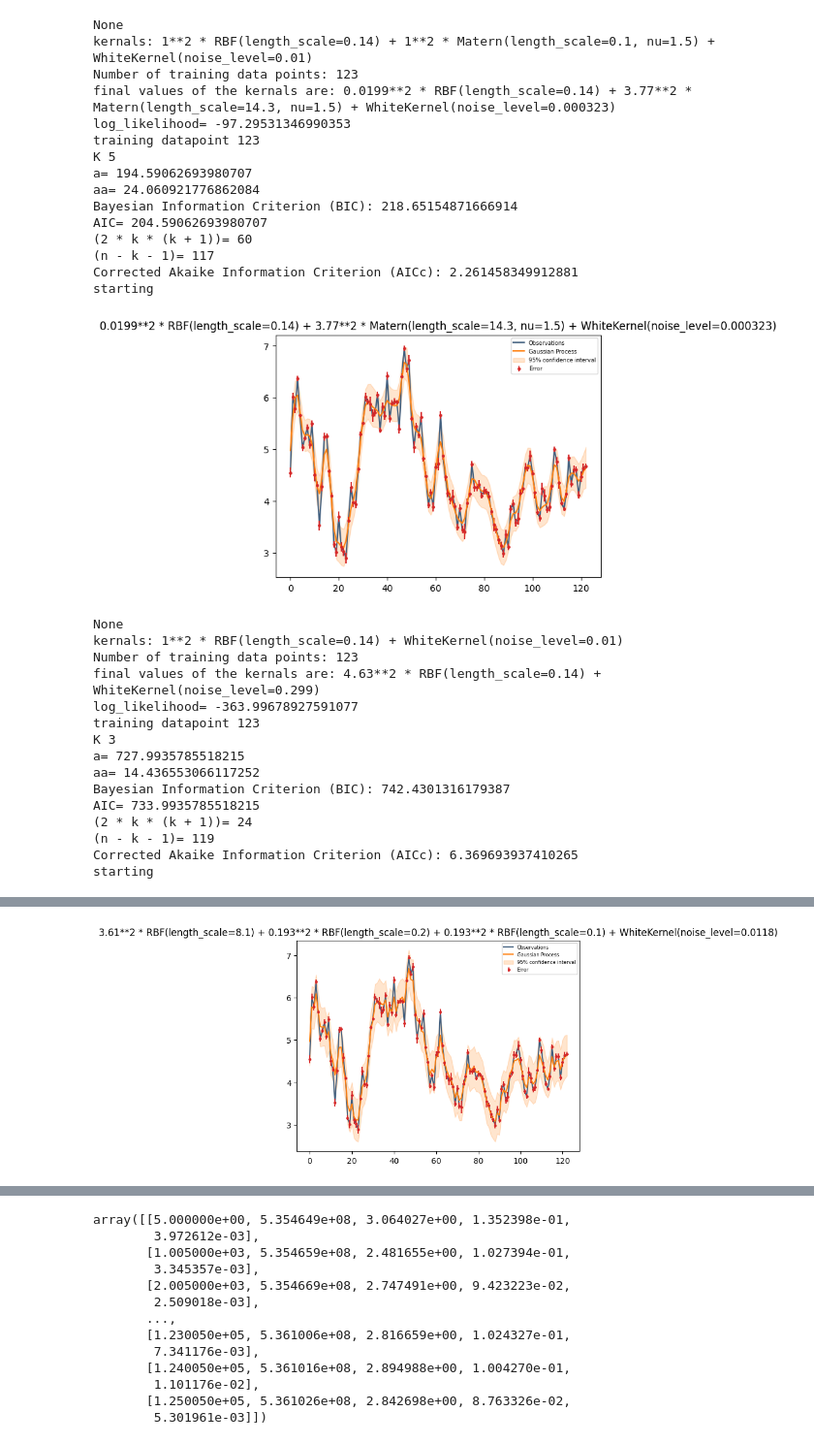
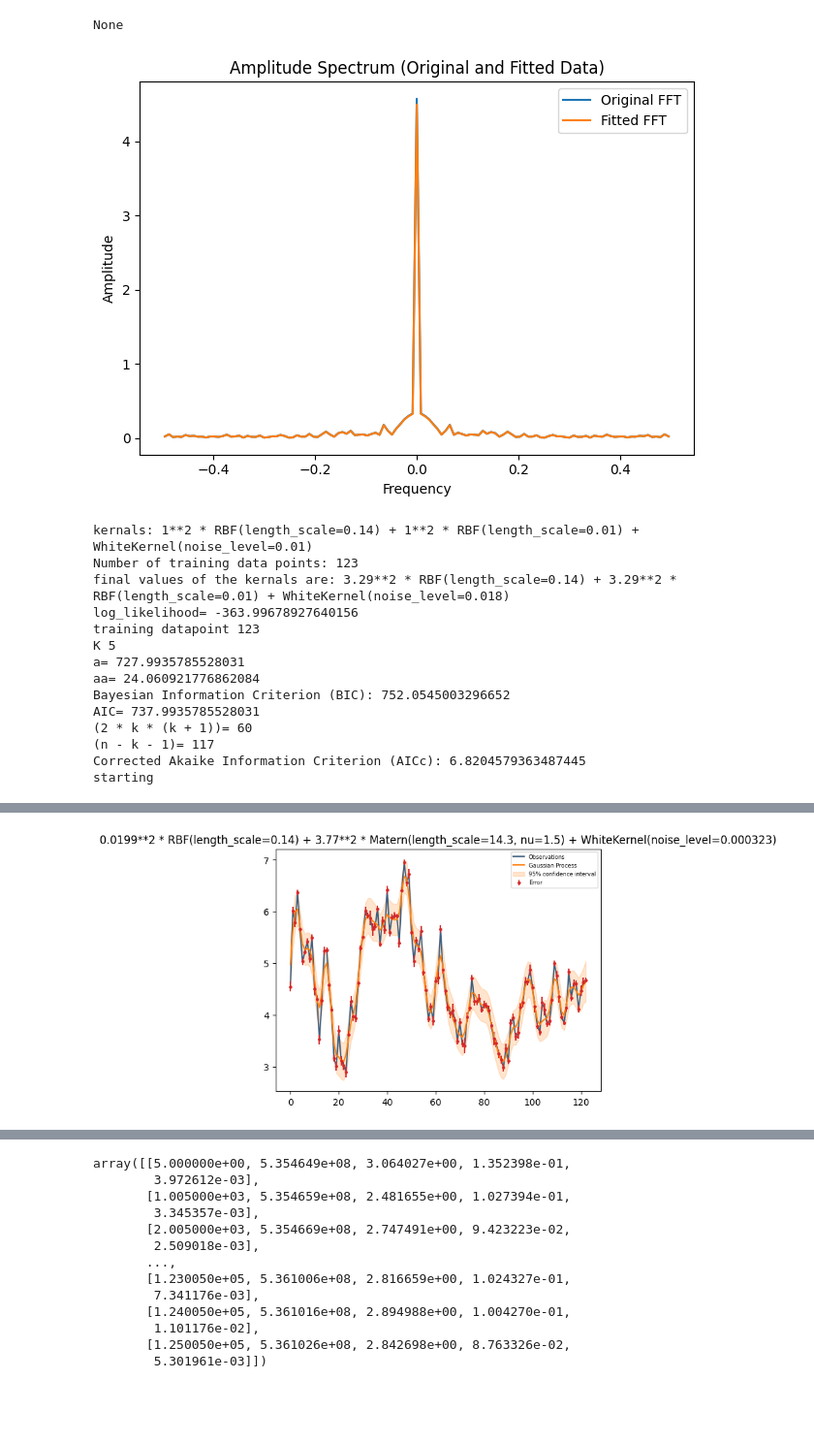
Before and after one commit to puneethegde72/Weighing-supermassive-black-holes-using-Gaussian-Processes, a Jupyter notebook: Weighing_Supermasive_backhole_project_final_final.ipynb, the cells around one changed output, grey strips where cells are left out. Shown at 97% size. Drawn from its saved outputs; the diff is of its cells as text; code cells hidden in the pictures; blank space fills up the shorter version.

```diff
--- a/Weighing_Supermasive_backhole_project_final_final.ipynb
+++ b/Weighing_Supermasive_backhole_project_final_final.ipynb
@@ -115,17 +108,18 @@ def butterworth_filter(data, cutoff_freq, fs, order=5):
 # %%
-# Function to compute FFT
 def compute_fft(t, y):
     dt = t[1] - t[0]  # Time step
     n = len(y)  # Number of data points
     freqs = np.fft.fftfreq(n, dt)  # Frequencies corresponding to FFT components
     fft_vals = fft(y)  # Compute FFT
 
-    # Only plot positive frequencies (since it's symmetric)
-    positive_freqs = freqs[:n//2]
-    amplitude = np.abs(fft_vals[:n//2]) / n
-    phase = np.angle(fft_vals[:n//2])
+    # Shift the FFT output to center the zero frequency component
+    fft_vals_shifted = np.fft.fftshift(fft_vals)
+    freqs_shifted = np.fft.fftshift(freqs)
 
-    return positive_freqs, amplitude, phase
+    amplitude = np.abs(fft_vals_shifted) / n
+    phase = np.angle(fft_vals_shifted)
+
+    return freqs_shifted, amplitude, phase
 # %%
   # Data files
 data_files = ['fvar_soft_dt1000_ob1.dat', 'fvar_soft_dt1000_ob2.dat', 'fvar_soft_dt1000_ob3.dat',
@@ -133,12 +127,11 @@ data_files = ['fvar_soft_dt1000_ob1.dat', 'fvar_soft_dt1000_ob2.dat', 'fvar_soft
 # %%
 # List of kernels
 kernels = [
+    1.0**2 * RBF(length_scale=0.14) + WhiteKernel(noise_level=0.01),
     1.0**2 * RBF(length_scale=0.14) + 1.0**2 *RBF(length_scale=0.01) + WhiteKernel(noise_level=0.01),
     1.0**2 * RBF(length_scale=0.14) + 1.0 *Matern(length_scale=0.1) + WhiteKernel(noise_level=0.01),
-    1.0**2 * RBF(length_scale=0.14) + WhiteKernel(noise_level=0.01),
     1.0**2 * RBF(length_scale=0.24) + 1.0**2 *RBF(length_scale=0.14) + WhiteKernel(noise_level=0.01),
-    1.0**2 * RBF(length_scale=0.4) + 1.0**2 *RBF(length_scale=0.2) + 1.0**2 *RBF(length_scale=0.1) + WhiteKernel(noise_level=0.01),
     1.0**2 * RBF(length_scale=0.1) + ExpSineSquared(length_scale=0.1, periodicity=0.1) +WhiteKernel(noise_level=0.01),
-    1.0**2 * RBF(length_scale=0.4) + ExpSineSquared(length_scale=0.0001, periodicity=0.1)+ WhiteKernel(noise_level=0.01)
+    1.0**2 * RBF(length_scale=0.4) + ExpSineSquared(length_scale=0.0001, periodicity=0.1)+ WhiteKernel(noise_level=0.01),
+    1.0**2 * RBF(length_scale=0.4) + 1.0**2 *RBF(length_scale=0.2) + 1.0**2 *RBF(length_scale=0.1) + WhiteKernel(noise_level=0.01)
 ]
-#kernal_Model1 =1.0**2 * RBF(length_scale=0.14) + WhiteKernel(noise_level=0.01)
@@ -156,4 +159,21 @@ for i, kernel in enumerate(kernels):
   plot_results(t, y, y_error, y_pred, sigma, box1, X)
   Result_Table_box1 = Result_Table_box1.append({'Kernel': str(final_kernal_value), 'k': no_parameter,'log likelihood': log_likelihood,'BIC': BIC, 'AICc': AICc}, ignore_index=True)
   print(juldate_zero)
+
+
+  # Perform FFT analysis for the original data
+  positive_freqs, amplitude_original, _ = compute_fft(t, y)
+  fig, b1 = plt.subplots()
+  b1.plot(positive_freqs, amplitude_original, label='Original FFT')
+
+  # Calculate the FFT of the Gaussian Process fitted curve (y_pred)
+  positive_freqs_fitted, amplitude_fitted, _ = compute_fft(t, y_pred.flatten())
+  b1.plot(positive_freqs_fitted, amplitude_fitted, label='Fitted FFT')
+  b1.set_title('Amplitude Spectrum (Original and Fitted Data)')
+  b1.set_xlabel('Frequency')
+  b1.set_ylabel('Amplitude')
+  b1.legend()
+
+  plt.tight_layout()
+  plt.show()
 # %% [output]
@@ -175,31 +195,16 @@ starting
 None
-kernals: 1**2 * RBF(length_scale=0.14) + 1**2 * Matern(length_scale=0.1, nu=1.5) + WhiteKernel(noise_level=0.01)
-Number of training data points: 123
-final values of the kernals are: 0.0199**2 * RBF(length_scale=0.14) + 3.77**2 * Matern(length_scale=14.3, nu=1.5) + WhiteKernel(noise_level=0.000323)
-log_likelihood= -97.29531346990353
-training datapoint 123
-K 5
-a= 194.59062693980707
-aa= 24.060921776862084
-Bayesian Information Criterion (BIC): 218.65154871666914
-AIC= 204.59062693980707
-(2 * k * (k + 1))= 60
-(n - k - 1)= 117
-Corrected Akaike Information Criterion (AICc): 2.261458349912881
-starting
-[figure, old version]
+[figure, new version]
-None
-kernals: 1**2 * RBF(length_scale=0.14) + WhiteKernel(noise_level=0.01)
+kernals: 1**2 * RBF(length_scale=0.14) + 1**2 * RBF(length_scale=0.01) + WhiteKernel(noise_level=0.01)
 Number of training data points: 123
-final values of the kernals are: 4.63**2 * RBF(length_scale=0.14) + WhiteKernel(noise_level=0.299)
-log_likelihood= -363.99678927591077
+final values of the kernals are: 3.29**2 * RBF(length_scale=0.14) + 3.29**2 * RBF(length_scale=0.01) + WhiteKernel(noise_level=0.018)
+log_likelihood= -363.99678927640156
 training datapoint 123
-K 3
-a= 727.9935785518215
-aa= 14.436553066117252
-Bayesian Information Criterion (BIC): 742.4301316179387
-AIC= 733.9935785518215
-(2 * k * (k + 1))= 24
-(n - k - 1)= 119
-Corrected Akaike Information Criterion (AICc): 6.369693937410265
+K 5
+a= 727.9935785528031
+aa= 24.060921776862084
+Bayesian Information Criterion (BIC): 752.0545003296652
+AIC= 737.9935785528031
+(2 * k * (k + 1))= 60
+(n - k - 1)= 117
+Corrected Akaike Information Criterion (AICc): 6.8204579363487445
 starting
@@ -237,3 +227,3 @@ Corrected Akaike Information Criterion (AICc): 3.036105268803966
 starting
-[figure, old version]
+[figure, new version]
 None
```
Also changed, not shown: parts of 22 cells of this notebook.
